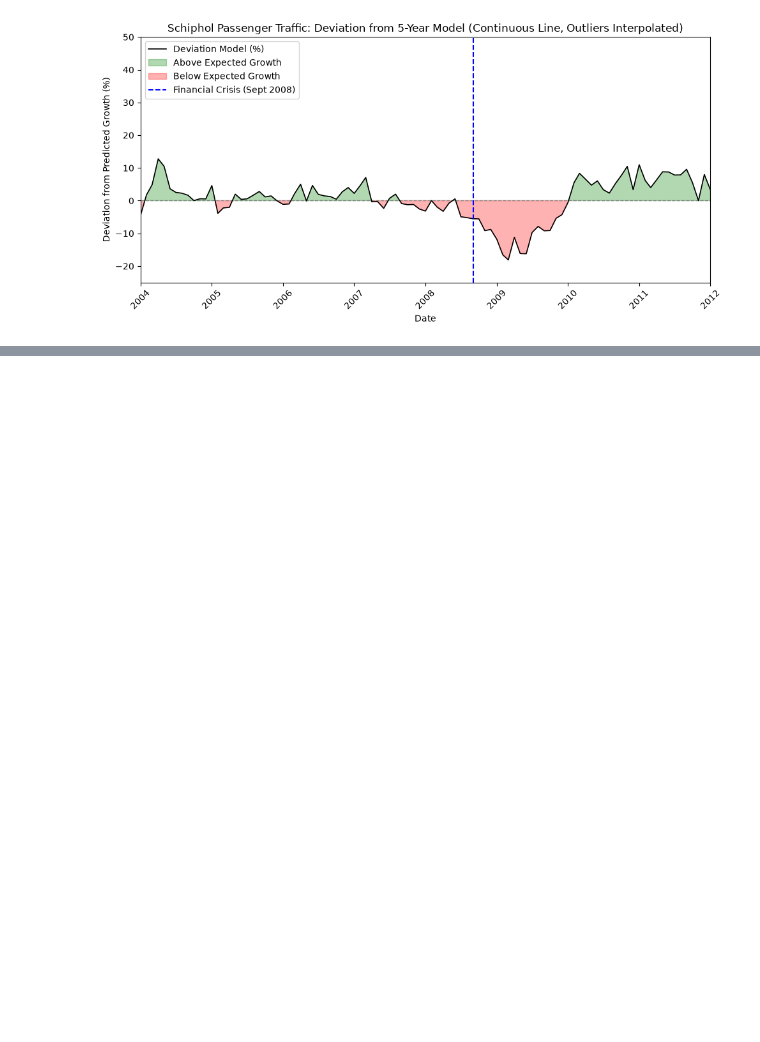
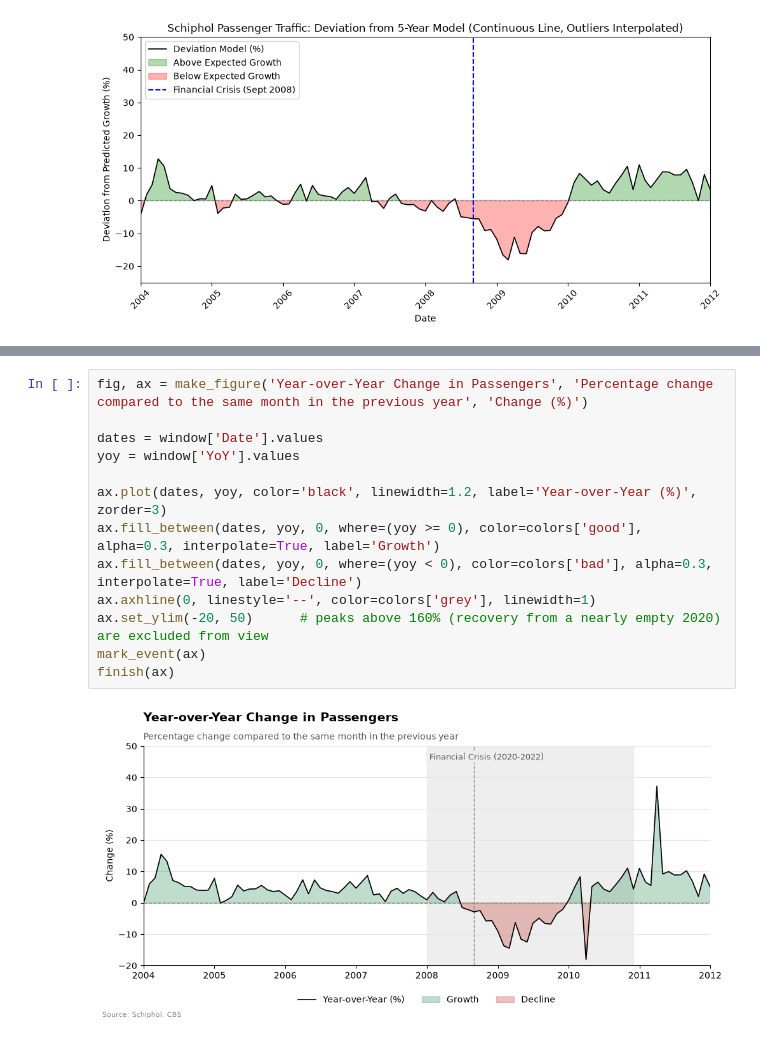
Before and after one commit to TIL6022-Python-Programming/Project_groep11, a Jupyter notebook: Financial_crisis_dataresults.ipynb, the cells around one changed output, grey strips where cells are left out. Cells and saved outputs as stored; diff of their text form; blank space fills up the shorter version.

```diff
--- a/Financial_crisis_dataresults.ipynb
+++ b/Financial_crisis_dataresults.ipynb
@@ -391,0 +549,15 @@ plt.show()
+# %%
+fig, ax = make_figure('Year-over-Year Change in Passengers', 'Percentage change compared to the same month in the previous year', 'Change (%)')
+
+dates = window['Date'].values
+yoy = window['YoY'].values
+
+ax.plot(dates, yoy, color='black', linewidth=1.2, label='Year-over-Year (%)', zorder=3)
+ax.fill_between(dates, yoy, 0, where=(yoy >= 0), color=colors['good'], alpha=0.3, interpolate=True, label='Growth')
+ax.fill_between(dates, yoy, 0, where=(yoy < 0), color=colors['bad'], alpha=0.3, interpolate=True, label='Decline')
+ax.axhline(0, linestyle='--', color=colors['grey'], linewidth=1)
+ax.set_ylim(-20, 50)      # peaks above 160% (recovery from a nearly empty 2020) are excluded from view
+mark_event(ax)
+finish(ax)
+# %% [output]
+[figure, added]
```
Also changed, not shown: parts of 10 cells of this notebook, 1 other file.
